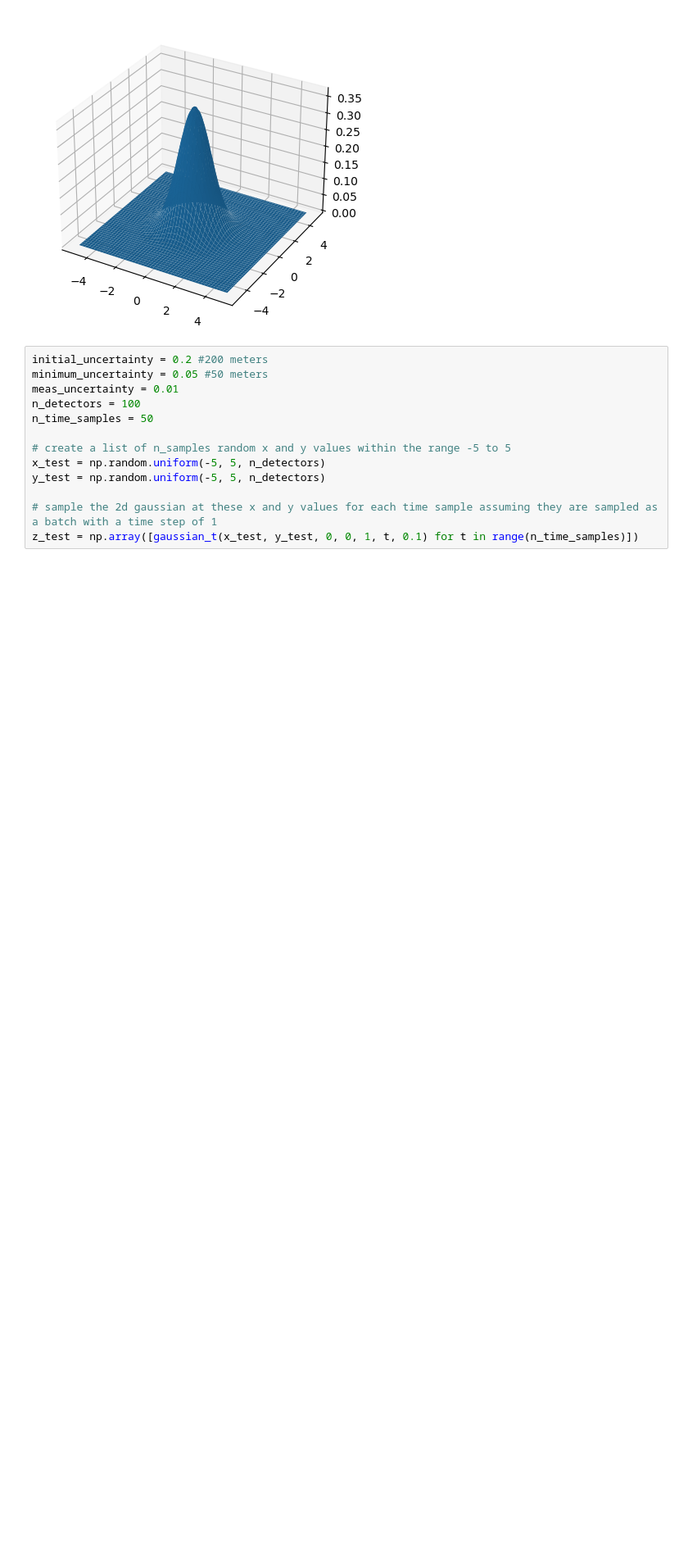
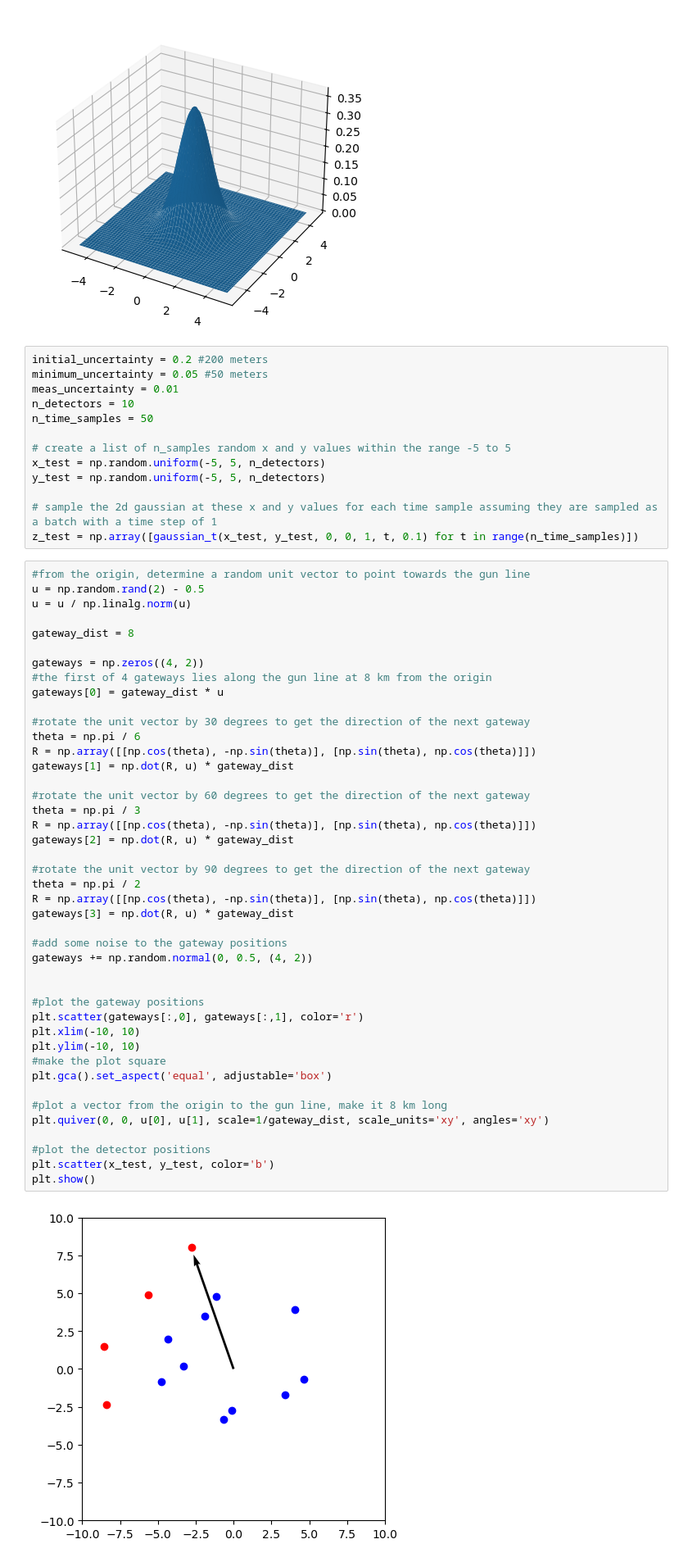
Before and after one commit to davidfobar/SCRAM, a Jupyter notebook: MINES-Sim/pyTorch_model.ipynb, the cells around one changed output. Shown: that part at 82% size. Cells and saved outputs as stored; diff of their text form; blank space fills up the shorter version.

```diff
--- a/MINES-Sim/pyTorch_model.ipynb
+++ b/MINES-Sim/pyTorch_model.ipynb
@@ -29,7 +235,7 @@ plt.show()
 initial_uncertainty = 0.2 #200 meters
 minimum_uncertainty = 0.05 #50 meters
 meas_uncertainty = 0.01
-n_detectors = 100
+n_detectors = 10
 n_time_samples = 50
 
 # create a list of n_samples random x and y values within the range -5 to 5
@@ -38,3 +244,48 @@ y_test = np.random.uniform(-5, 5, n_detectors)
 
 # sample the 2d gaussian at these x and y values for each time sample assuming they are sampled as a batch with a time step of 1
 z_test = np.array([gaussian_t(x_test, y_test, 0, 0, 1, t, 0.1) for t in range(n_time_samples)])
+# %%
+#from the origin, determine a random unit vector to point towards the gun line
+u = np.random.rand(2) - 0.5
+u = u / np.linalg.norm(u)
+
+gateway_dist = 8
+
+gateways = np.zeros((4, 2))
+#the first of 4 gateways lies along the gun line at 8 km from the origin
+gateways[0] = gateway_dist * u
+
+#rotate the unit vector by 30 degrees to get the direction of the next gateway
+theta = np.pi / 6
+R = np.array([[np.cos(theta), -np.sin(theta)], [np.sin(theta), np.cos(theta)]])
+gateways[1] = np.dot(R, u) * gateway_dist
+
+#rotate the unit vector by 60 degrees to get the direction of the next gateway
+theta = np.pi / 3
+R = np.array([[np.cos(theta), -np.sin(theta)], [np.sin(theta), np.cos(theta)]])
+gateways[2] = np.dot(R, u) * gateway_dist
+
+#rotate the unit vector by 90 degrees to get the direction of the next gateway
+theta = np.pi / 2
+R = np.array([[np.cos(theta), -np.sin(theta)], [np.sin(theta), np.cos(theta)]])
+gateways[3] = np.dot(R, u) * gateway_dist
+
+#add some noise to the gateway positions
+gateways += np.random.normal(0, 0.5, (4, 2))
+
+
+#plot the gateway positions
+plt.scatter(gateways[:,0], gateways[:,1], color='r')
+plt.xlim(-10, 10)
+plt.ylim(-10, 10)
+#make the plot square
+plt.gca().set_aspect('equal', adjustable='box')
+
+#plot a vector from the origin to the gun line, make it 8 km long
+plt.quiver(0, 0, u[0], u[1], scale=1/gateway_dist, scale_units='xy', angles='xy')
+
+#plot the detector positions
+plt.scatter(x_test, y_test, color='b')
+plt.show()
+# %% [output]
+[figure, added]
```
Also changed, not shown: parts of 6 cells of this notebook.
